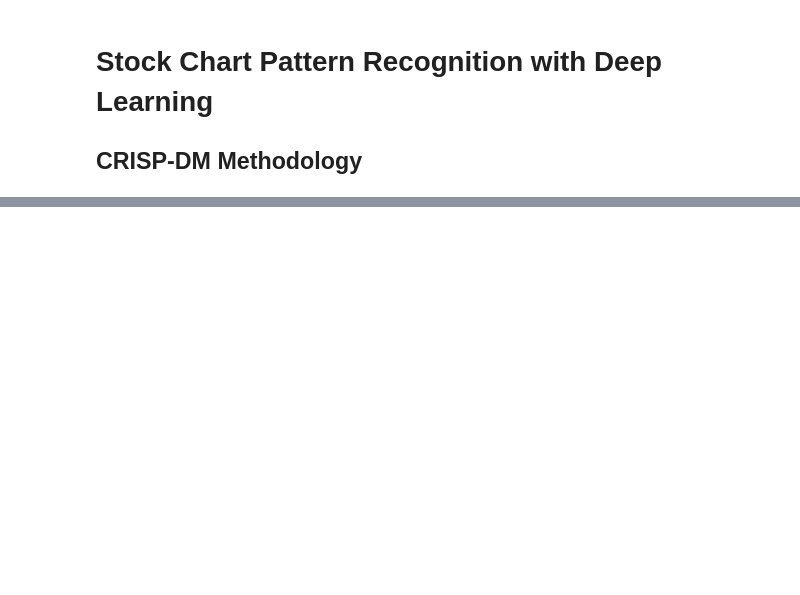
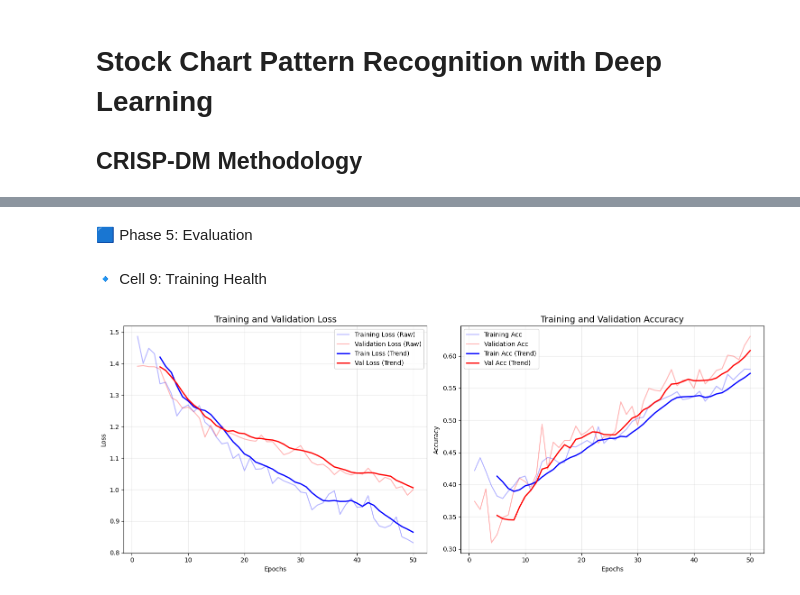
Before and after one commit to hilmanyusoh/Stock-market-chart-pattern-recognition-using-deep-learning, a Jupyter notebook: stock_pattern/code/detect_h&d_dl.ipynb, the cells around one changed output, grey strips where cells are left out. Cells and saved outputs as stored; diff of their text form; code cells hidden in the pictures; blank space fills up the shorter version.

```diff
--- a/stock_pattern/code/detect_h&d_dl.ipynb
+++ b/stock_pattern/code/detect_h&d_dl.ipynb
@@ -337,0 +150,17 @@ plt.show()
+# %%
+# ✅ Cell 4: Scale Data (Group by Symbol)
+from sklearn.preprocessing import StandardScaler
+
+scaler = StandardScaler()
+# สร้าง Column สำหรับเก็บค่าที่ Scale แล้ว
+features = ['open_price', 'high_price', 'low_price', 'close_price', 'volume']
+all_scaled_list = []
+
+for symbol in df['symbol'].unique():
+    subset = df[df['symbol'] == symbol][features].values
+    scaled_subset = scaler.fit_transform(subset)
+    all_scaled_list.append(scaled_subset)
+
+# รวมเป็นก้อนเดียวเพื่อเข้า Model
+all_scaled = np.vstack(all_scaled_list)
+print("Shape ของข้อมูลที่ Scale แล้ว:", all_scaled.shape)
@@ -337,0 +361,55 @@ plt.show()
+# %% [markdown]
+🟦 Phase 5: Evaluation
+# %% [markdown]
+🔹 Cell 9: Training Health
+# %%
+def plot_learning_curves(history):
+    """
+    ฟังก์ชันสำหรับพล็อต Loss และ Accuracy ให้ดูง่ายและวิเคราะห์ปัญหาได้ชัดเจน
+    """
+    acc = history.history.get('accuracy')
+    val_acc = history.history.get('val_accuracy')
+    loss = history.history.get('loss')
+    val_loss = history.history.get('val_loss')
+    epochs = range(1, len(loss) + 1)
+
+    plt.figure(figsize=(15, 6))
+
+    # --- Plot 1: Loss ---
+    plt.subplot(1, 2, 1)
+    plt.plot(epochs, loss, 'b-', alpha=0.3, label='Training Loss (Raw)')
+    plt.plot(epochs, val_loss, 'r-', alpha=0.3, label='Validation Loss (Raw)')
+
+    # เพิ่ม Moving Average เพื่อดู Trend (กรณี Loss ผันผวน)
+    if len(loss) > 5:
+        plt.plot(epochs[4:], pd.Series(loss).rolling(5).mean()[4:], "b-", linewidth=2, label='Train Loss (Trend)')
+        plt.plot(epochs[4:], pd.Series(val_loss).rolling(5).mean()[4:], "r-", linewidth=2, label='Val Loss (Trend)')
+
+    plt.title('Training and Validation Loss', fontsize=14)
+    plt.xlabel('Epochs')
+    plt.ylabel('Loss')
+    plt.grid(True, alpha=0.3)
+    plt.legend()
+
+    # --- Plot 2: Accuracy ---
+    if acc:
+        plt.subplot(1, 2, 2)
+        plt.plot(epochs, acc, 'b-', alpha=0.3, label='Training Acc')
+        plt.plot(epochs, val_acc, 'r-', alpha=0.3, label='Validation Acc')
+        if len(acc) > 5:
+            plt.plot(epochs[4:], pd.Series(acc).rolling(5).mean()[4:], "b-", linewidth=2, label='Train Acc (Trend)')
+            plt.plot(epochs[4:], pd.Series(val_acc).rolling(5).mean()[4:], "r-", linewidth=2, label='Val Acc (Trend)')
+
+        plt.title('Training and Validation Accuracy', fontsize=14)
+        plt.xlabel('Epochs')
+        plt.ylabel('Accuracy')
+        plt.grid(True, alpha=0.3)
+        plt.legend()
+
+    plt.tight_layout()
+    plt.show()
+
+# เรียกใช้งาน
+plot_learning_curves(history)
+# %% [output]
+[figure, added]
```
Also changed, not shown: parts of 62 cells of this notebook, 4 other files.
